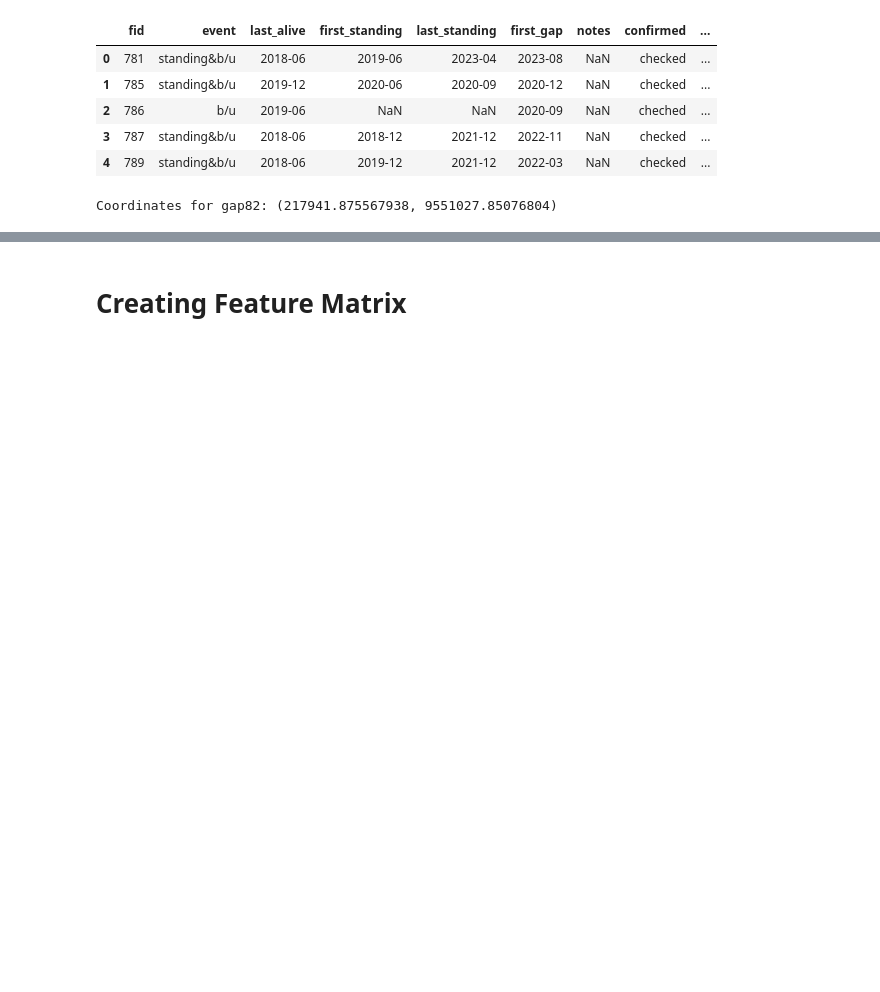
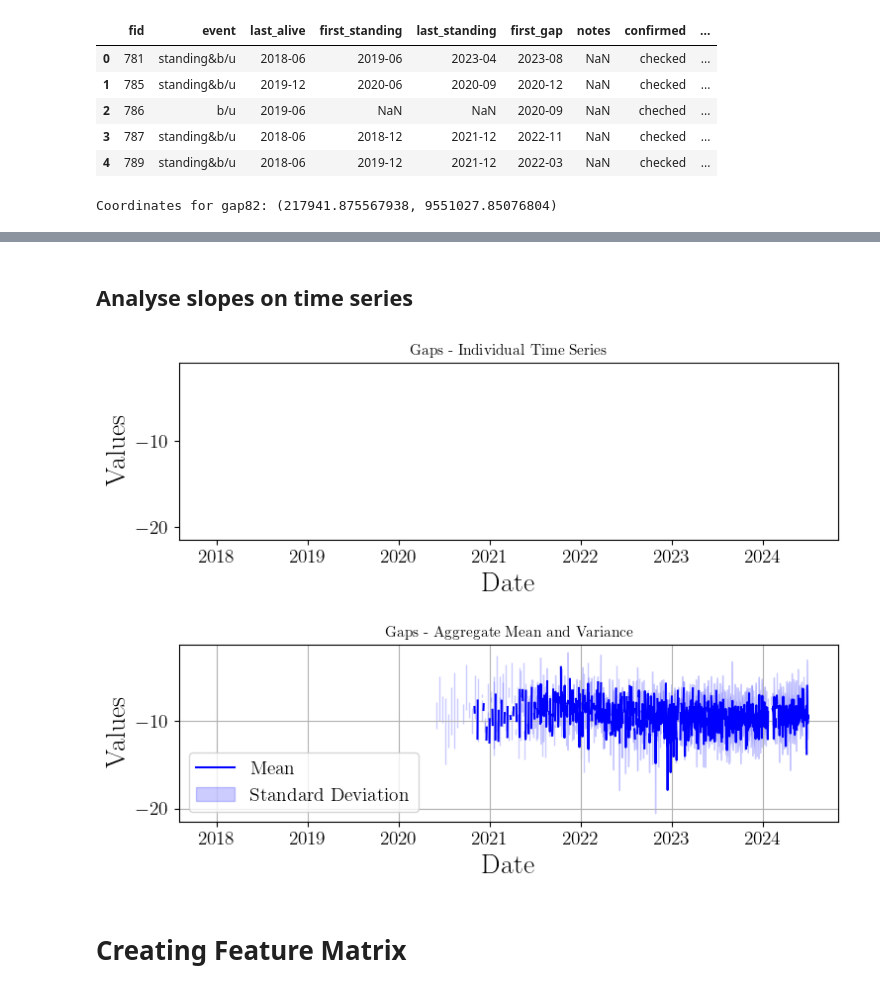
Before and after one commit to ol-webb/tree_gaps4, a Jupyter notebook: all_gaps_mk2/main1.ipynb, the cells around one changed output, grey strips where cells are left out. Drawn from its saved outputs; the diff is of its cells as text; code cells hidden in the pictures; blank space fills up the shorter version.

```diff
--- a/all_gaps_mk2/main1.ipynb
+++ b/all_gaps_mk2/main1.ipynb
@@ -376,8 +367,8 @@ def get_pixel_value(tif_file, utm_x, utm_y, apply_filter=False):
         pixel_value = image_data[pixel_y, pixel_x]
         return pixel_value
 # %%
-folder_path = 'downloaded_files/gap88'
-coord = read_gap_coordinates(88,df)
+folder_path = 'downloaded_files/gap83'
+coord = read_gap_coordinates(83,df)
 dates, coord_values = extract_time_series_for_random_points(folder_path, coord,100,10, filter='kalman', scale=True)
 # %%
 def add_time_series_to_df(series_dataframe_, gap_folder, attribute_table,filterp=False,scalep=False):
@@ -444,0 +461,2 @@ for gap_folder in gap_folders:
+# %%
+df_series_2yr_gaps, df_series_2yr_random = process_gap_folders('downld_2yr_12dayinterval', df, df_gen1, df_gen2, filterp=False, scalep=False)
@@ -445,3 +585,43 @@ for gap_folder in gap_folders:
+# %% [markdown]
+## Analyse slopes on time series
+# %%
+import pandas as pd
+import matplotlib.pyplot as plt
+
+# Function to plot individual time series and aggregate statistics
+def plot_time_series_and_aggregate(df, title):
+    # Calculate the mean and standard deviation across all columns for each date, ignoring NaNs
+    mean_series = df.mean(axis=1, skipna=True)
+    std_series = df.std(axis=1, skipna=True)
+
+    # Plot all individual time series
+    plt.figure(figsize=(8, 6))
+
+    # Plotting individual time series
+    plt.subplot(2, 1, 1)
+    plt.plot(df, alpha=0.5)
+    plt.title(f'{title} - Individual Time Series')
+    plt.xlabel('Date')
+    plt.ylabel('Values')
+
+    # Plot aggregate mean and variance
+    plt.subplot(2, 1, 2)
+    plt.plot(mean_series, label='Mean', color='blue')
+    plt.fill_between(mean_series.index, mean_series - std_series, mean_series + std_series, color='blue', alpha=0.2, label='Standard Deviation')
+    plt.title(f'{title} - Aggregate Mean and Variance')
+    plt.xlabel('Date')
+    plt.ylabel('Values')
+    plt.legend()
+    plt.grid(True)
+
+    plt.tight_layout()
+    plt.show()
+
+# Example usage:
+plot_time_series_and_aggregate(df_series_2yr_gaps, 'Gaps')
+# plot_time_series_and_aggregate(df_random, 'Random')
+# %% [output]
+[figure, added]
 # %% [markdown]
 # Creating Feature Matrix
 # %%
```
Also changed, not shown: parts of 19 cells of this notebook.
